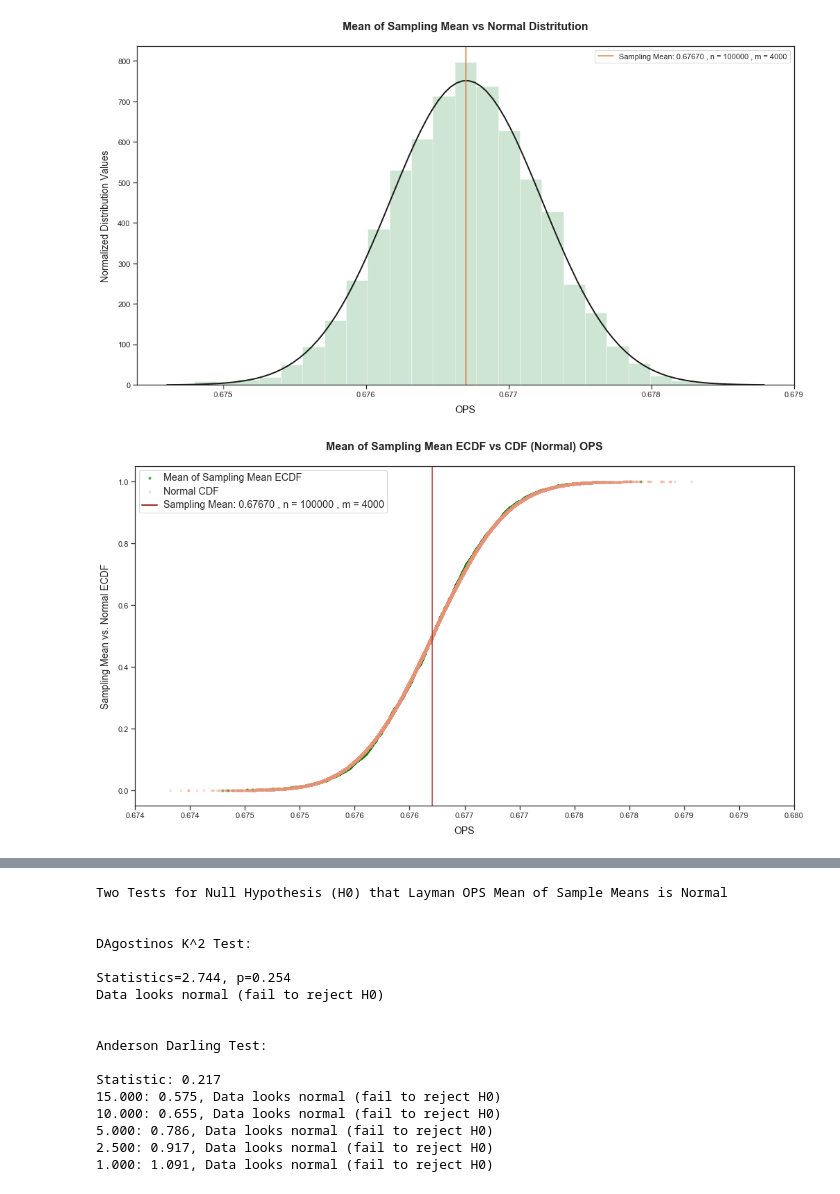
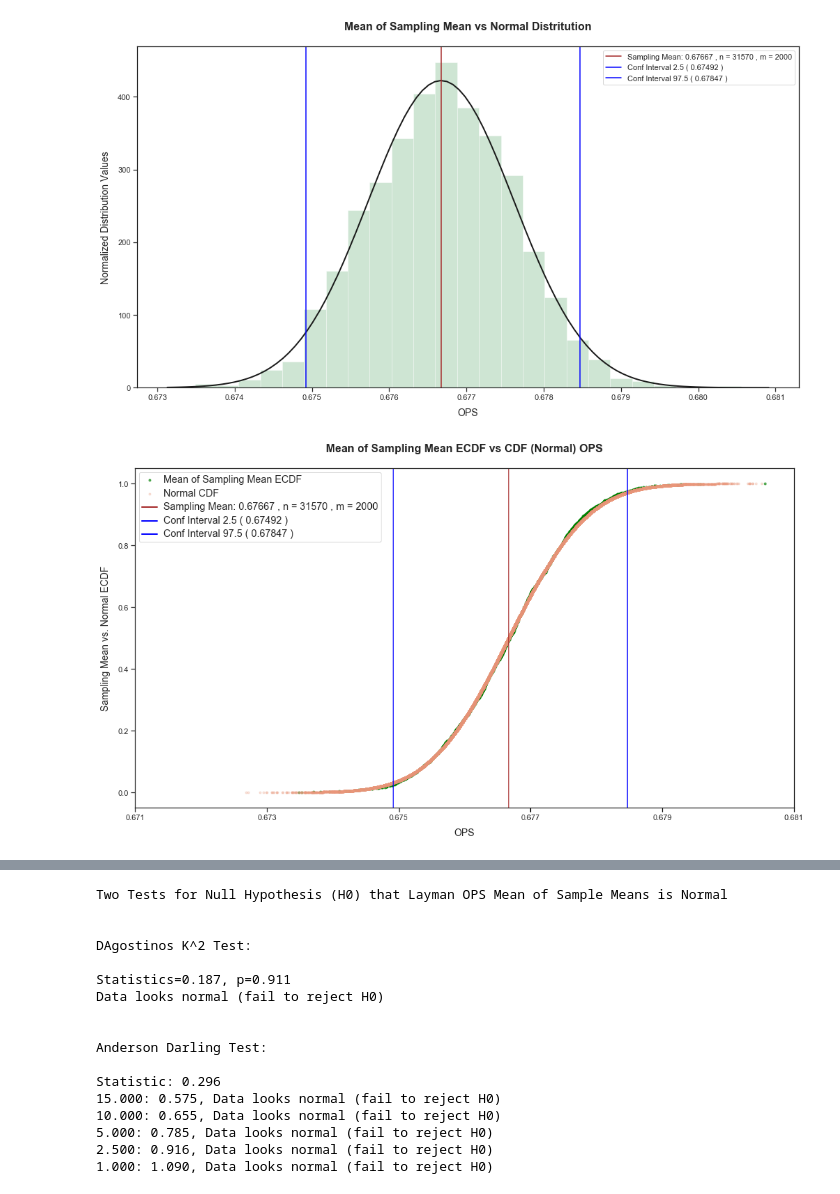
Before and after one commit to paulscheibal/SBDataScienceCert, a Jupyter notebook: CapstoneP1/Statistics/StatisticalAnalysisStory.ipynb, the cells around one changed output, grey strips where cells are left out. Drawn from its saved outputs; the diff is of its cells as text; code cells hidden in the pictures.

Commit message:
final statistics analysis notbook

```diff
--- a/CapstoneP1/Statistics/StatisticalAnalysisStory.ipynb
+++ b/CapstoneP1/Statistics/StatisticalAnalysisStory.ipynb
@@ -266,13 +311,21 @@ It is clear that the distribution of OPS data collected from MLB baseball is not
 # %%
+#
+######################################################################################
+#
+# simulate muliple samples of OPS data using 1954 to 2017 data as sampling source
+#
+######################################################################################
+#
 data = df[(df['OPS'] <= 1.5) & (df['OPS'] > 0.0)]
 data = np.array(data.OPS)
-mu = np.mean(data)
-sigma = np.std(data)
 seed(61)
-n=100000
-m=4000
+n=len(data)
+
+m=2000
+
 sqrtn = np.sqrt(n)
-meanarr = np.array([np.mean(OPS_samples(data,n)) for i in range(m)])
+meanarr = np.array([np.mean(OPS_samples(data)) for i in range(m)])
+conf_int = np.percentile(meanarr, [2.5, 97.5])
 _ = plt.hist(meanarr, bins=25, alpha=0.4, density=True, color='#86bf91')
 samplingmean = np.mean(meanarr)
 samplingsigma = sigma/sqrtn
@@ -283,15 +336,17 @@ plt.plot(x, y, 'k', linewidth=2)
 _ = plt.title('Mean of Sampling Mean vs Normal Distritution\n',weight='bold', size=16)
 _ = plt.xlabel('OPS', labelpad=10, size=14)
 _ = plt.ylabel('Normalized Distribution Values', labelpad=10, size = 14)
-lab = 'Sampling Mean: %1.5f' % mu + ' , n = ' + str(n) + ' , m = ' + str(m)
-plb.axvline(mu,c='C1',label=lab, color='#66b3ff')
+lab = 'Sampling Mean: %1.5f' % samplingmean + ' , n = ' + str(n) + ' , m = ' + str(m)
+lab1 = 'Conf Interval 2.5 ( %1.5f' % conf_int[0] + ' )'
+lab2 = 'Conf Interval 97.5 ( %1.5f' % conf_int[1] + ' )'
+plb.axvline(samplingmean,label=lab, color='brown')
+plb.axvline(conf_int[0], label=lab1, color='blue')
+plb.axvline(conf_int[1], label=lab2, color='blue')
 leg = plt.legend()
 plt.show()
 
 # ECDF and norm CDF
 x_ops, y_ops = ecdf(meanarr)
-samplingmean = np.mean(x_ops)
-samplingsigma = np.std(data)/np.sqrt(n)
 sample = np.random.normal(samplingmean, samplingsigma, size=100000)
 x_n, y_n = ecdf(sample)
 _ = plt.plot(x_ops,y_ops,marker='.',linestyle='none',color='green',alpha=.6, label='Mean of Sampling Mean ECDF')
@@ -299,10 +354,14 @@ _ = plt.plot(x_n, y_n, marker='.',linestyle='none', label = 'Normal CDF',color='
 _ = plt.title('Mean of Sampling Mean ECDF vs CDF (Normal) OPS\n',weight='bold', size=16)
 _ = plt.xlabel('OPS', labelpad=10, size=14)
 _ = plt.ylabel('Sampling Mean vs. Normal ECDF', labelpad=10, size = 14)
-lab = 'Sampling Mean: %1.5f' % mu + ' , n = ' + str(n) + ' , m = ' + str(m)
+lab = 'Sampling Mean: %1.5f' % samplingmean + ' , n = ' + str(n) + ' , m = ' + str(m)
+lab1 = 'Conf Interval 2.5 ( %1.5f' % conf_int[0] + ' )'
+lab2 = 'Conf Interval 97.5 ( %1.5f' % conf_int[1] + ' )'
 plb.axvline(samplingmean,label=lab, color='brown')
+plb.axvline(conf_int[0],label=lab1, color='blue')
+plb.axvline(conf_int[1],label=lab2, color='blue')
 leg = plt.legend()
-plt.xticks(np.arange(.6740,.6800,.0005))
+plt.xticks(np.arange(.671,.682,.002))
 ax = plt.gca()
 ax.xaxis.set_major_formatter(mtick.StrMethodFormatter('{x:1.3f}'))
 # get the individual lines inside legend and set line width
@@ -312,41 +371,41 @@ for line in leg.get_lines():
 for text in leg.get_texts():
     text.set_fontsize('large')
 plt.show()
-
+# plot mean of means normal dist
 probplot(meanarr,dist="norm",plot=plb)
 _ = plt.title('QQ Plot of Mean of Sampling Mean Data\n',weight='bold', size=16)
-_ = plt.xlabel('Ordered Values', labelpad=10, size=14)
-_ = plt.ylabel('Theoritical Quantiles', labelpad=10, size = 14)
+_ = plt.ylabel('Ordered Values', labelpad=10, size=14)
+_ = plt.xlabel('Theoritical Quantiles', labelpad=10, size = 14)
 ax = plt.gca()
 ax.yaxis.set_major_formatter(mtick.StrMethodFormatter('{x:1.3f}'))
 plt.xticks(np.arange(-4,5,1))
 plb.show()
 
 # perform a number of tests on layman population OPS data
 print('\n\n')
 print('Two Tests for Null Hypothesis (H0) that Layman OPS Mean of Sample Means is Normal\n\n')
 # D'Agostinos K^2 Test
 stat, p = normaltest(meanarr)
 print('D''Agostinos K^2 Test:\n')
 print('Statistics=%.3f, p=%.3f' % (stat, p))
 alpha = 0.05
 if p < alpha:
     print("Data does not look normal (reject H0)")
 else:
     print("Data looks normal (fail to reject H0)")
 print('\n')
 # Anderson Darling test
 result = anderson(meanarr)
 print('Anderson Darling Test:\n')
 print('Statistic: %.3f' % result.statistic)
 p = 0
 for i in range(len(result.critical_values)):
 	sl, cv = result.significance_level[i], result.critical_values[i]
 	if result.statistic < result.critical_values[i]:
 		print('%.3f: %.3f, Data looks normal (fail to reject H0)' % (sl, cv))
 	else:
 		print('%.3f: %.3f, Data does not look normal (reject H0)' % (sl, cv))
 print('\n\n')
 # %% [output]
-[figure, old version]
+[figure, new version]
-[figure, old version]
+[figure, new version]
@@ -356,15 +415,15 @@ Two Tests for Null Hypothesis (H0) that Layman OPS Mean of Sample Means is Norma
 
 DAgostinos K^2 Test:
 
-Statistics=2.744, p=0.254
+Statistics=0.187, p=0.911
 Data looks normal (fail to reject H0)
 
 
 Anderson Darling Test:
 
-Statistic: 0.217
+Statistic: 0.296
 15.000: 0.575, Data looks normal (fail to reject H0)
 10.000: 0.655, Data looks normal (fail to reject H0)
-5.000: 0.786, Data looks normal (fail to reject H0)
-2.500: 0.917, Data looks normal (fail to reject H0)
-1.000: 1.091, Data looks normal (fail to reject H0)
+5.000: 0.785, Data looks normal (fail to reject H0)
+2.500: 0.916, Data looks normal (fail to reject H0)
+1.000: 1.090, Data looks normal (fail to reject H0)
```
Also changed, not shown: parts of 32 cells of this notebook.
